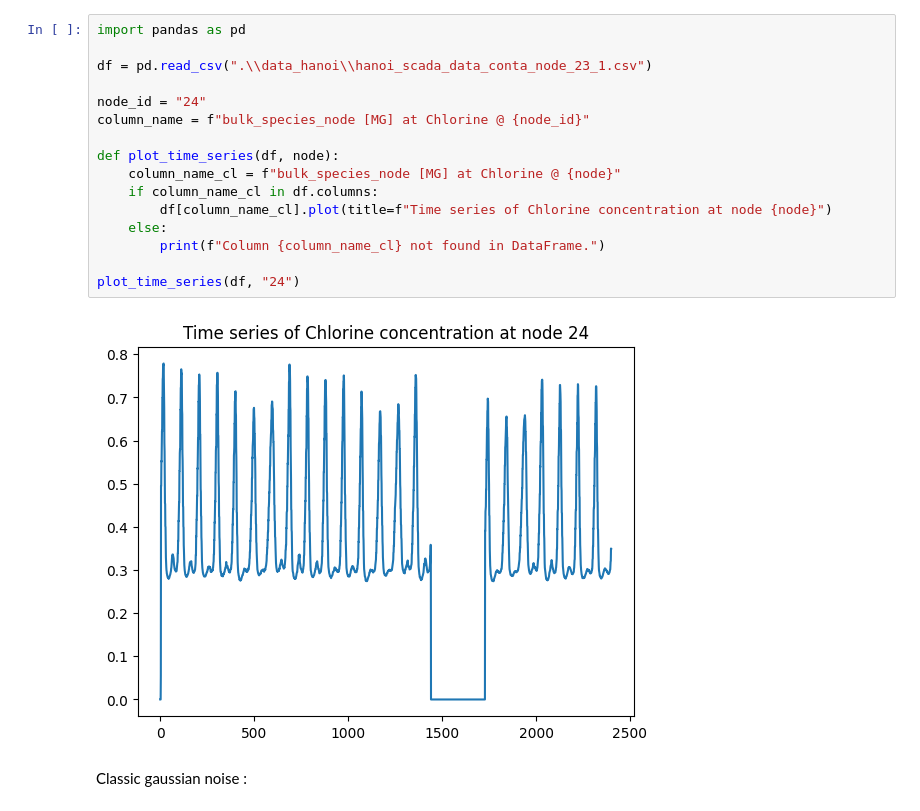
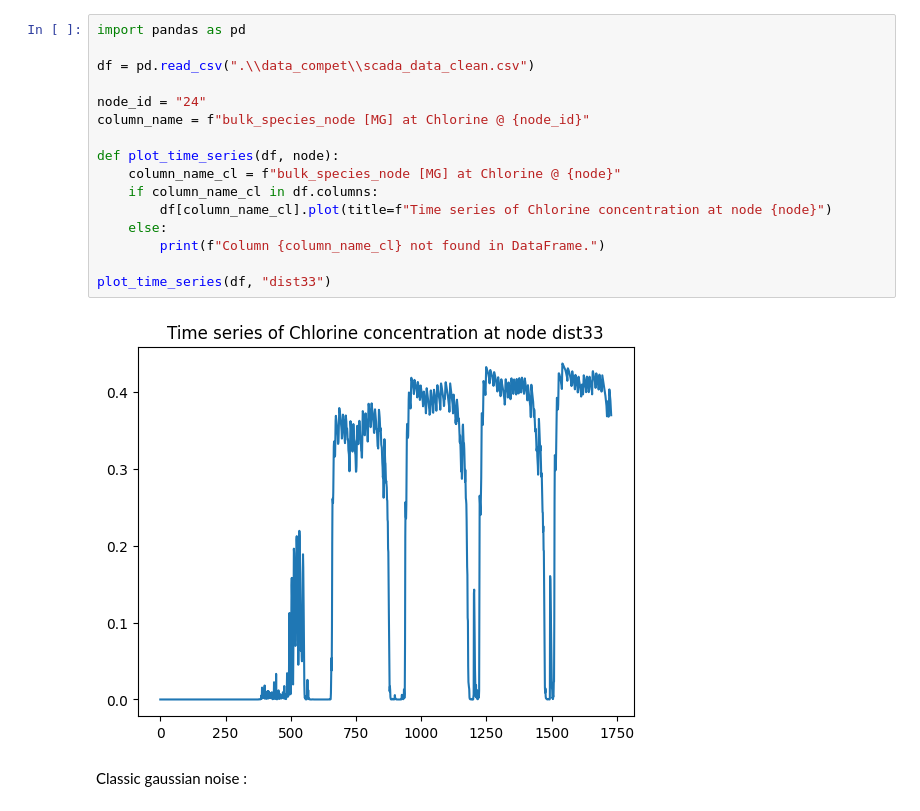
Before and after one commit to elineee/AI-for-Drinking-Water-Chlorination-Challenge-IJCAI-25, a Jupyter notebook: data/data_transformation.ipynb, the cells around one changed output. Drawn from its saved outputs; the diff is of its cells as text.

Commit message:
add clean noisy data

```diff
--- a/data/data_transformation.ipynb
+++ b/data/data_transformation.ipynb
@@ -1,21 +1,21 @@
 # %%
 import pandas as pd
 
-df = pd.read_csv(".\\data_hanoi\\hanoi_scada_data_conta_node_23_1.csv")
+df = pd.read_csv(".\\data_compet\\scada_data_clean.csv")
 
 node_id = "24"
 column_name = f"bulk_species_node [MG] at Chlorine @ {node_id}"
 
 def plot_time_series(df, node):
     column_name_cl = f"bulk_species_node [MG] at Chlorine @ {node}"
     if column_name_cl in df.columns:
         df[column_name_cl].plot(title=f"Time series of Chlorine concentration at node {node}")
     else:
         print(f"Column {column_name_cl} not found in DataFrame.")
 
-plot_time_series(df, "24")
+plot_time_series(df, "dist33")
 # %% [output]
-[figure, old version]
+[figure, new version]
 # %% [markdown]
 Classic gaussian noise :
 # %%
```
Also changed, not shown: parts of 3 cells of this notebook, 3 other files.
